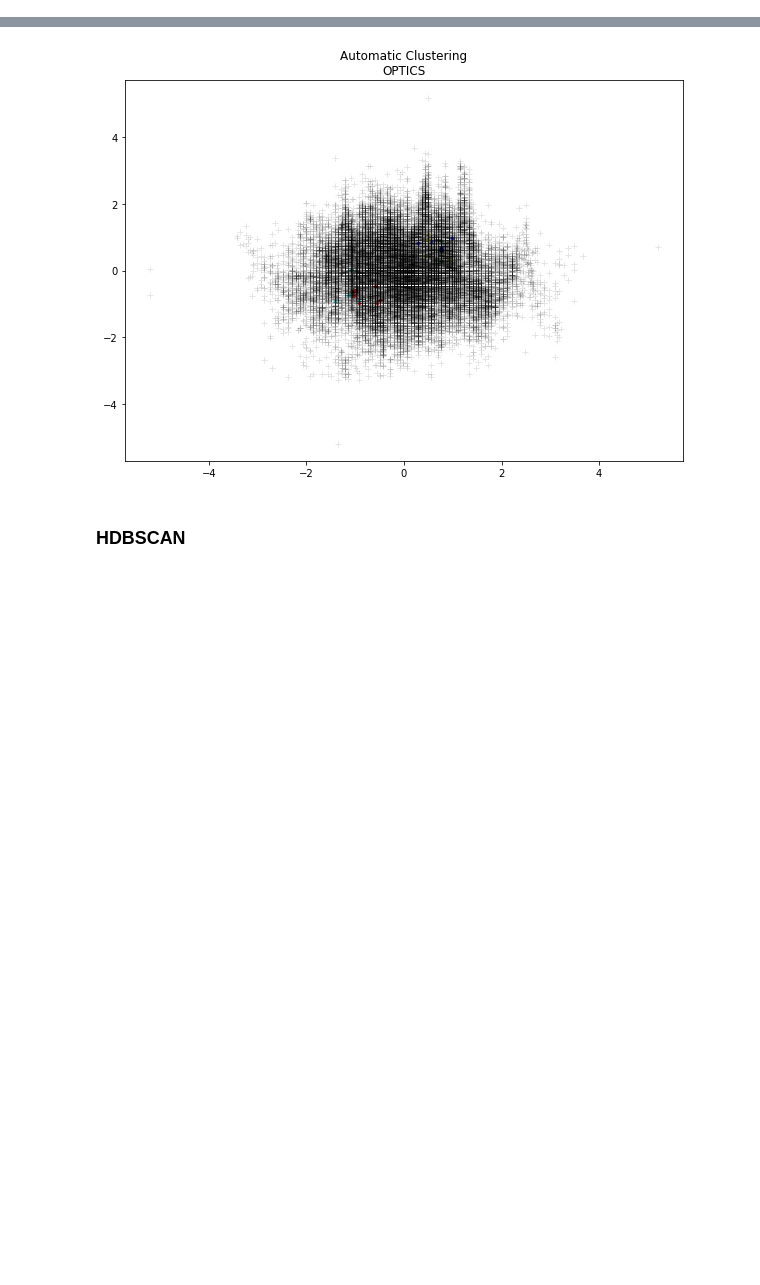
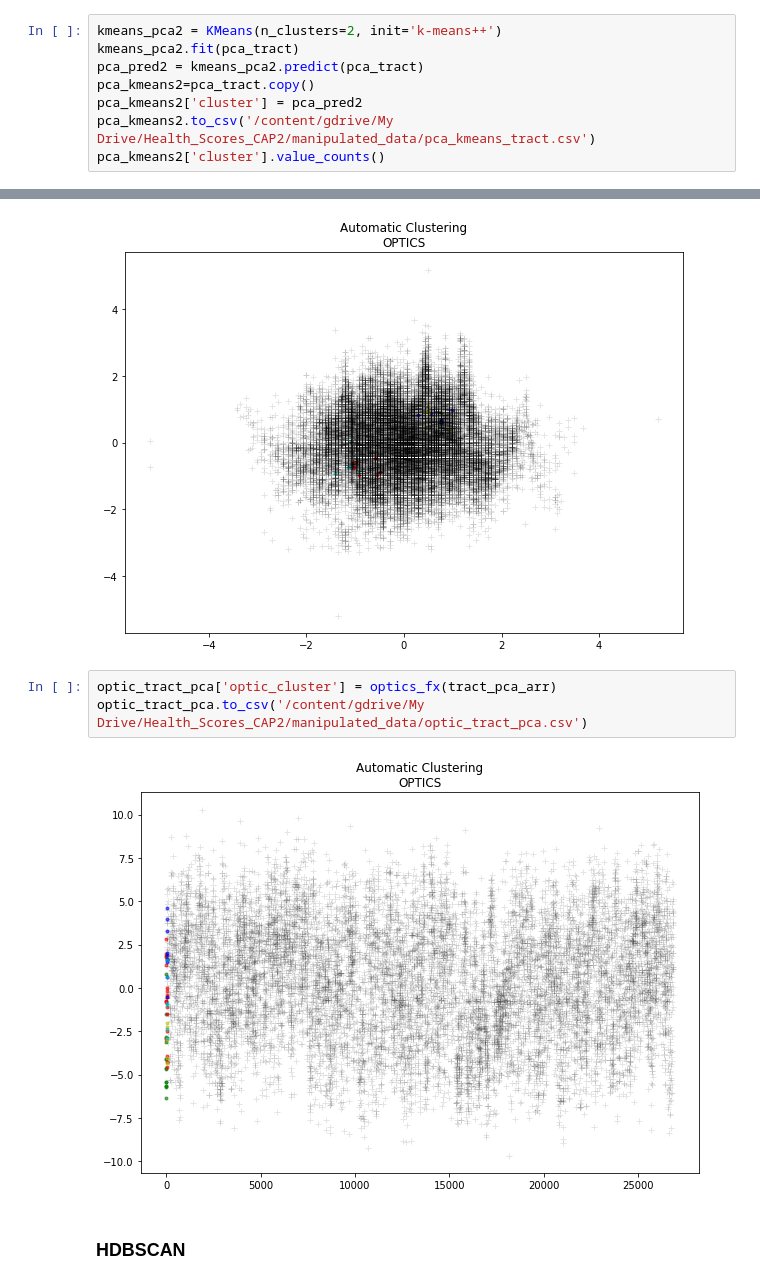
Before and after one commit to lilfetz22/Health_Scores_CAP2, a Jupyter notebook: scripts/Health_Scores_ML.ipynb, the cells around one changed output, grey strips where cells are left out. Saved outputs shown, nothing was run; the diff lists cells and outputs as text; blank space fills up the shorter version.

```diff
--- a/scripts/Health_Scores_ML.ipynb
+++ b/scripts/Health_Scores_ML.ipynb
@@ -177,0 +244,8 @@ Name: cluster, dtype: int64
+# %%
+kmeans_pca2 = KMeans(n_clusters=2, init='k-means++')
+kmeans_pca2.fit(pca_tract)
+pca_pred2 = kmeans_pca2.predict(pca_tract)
+pca_kmeans2=pca_tract.copy()
+pca_kmeans2['cluster'] = pca_pred2
+pca_kmeans2.to_csv('/content/gdrive/My Drive/Health_Scores_CAP2/manipulated_data/pca_kmeans_tract.csv')
+pca_kmeans2['cluster'].value_counts()
@@ -256,6 +344,11 @@ optic_tract['optic_cluster'] = optics_fx(tract_arr)
 optic_tract.to_csv('/content/gdrive/My Drive/Health_Scores_CAP2/manipulated_data/optic_tract_df.csv')
 # %% [output]
 [figure]
+# %%
+optic_tract_pca['optic_cluster'] = optics_fx(tract_pca_arr)
+optic_tract_pca.to_csv('/content/gdrive/My Drive/Health_Scores_CAP2/manipulated_data/optic_tract_pca.csv')
+# %% [output]
+[figure, added]
 # %% [markdown]
 ### **HDBSCAN**
 # %%
```
Also changed, not shown: parts of 23 cells of this notebook.
